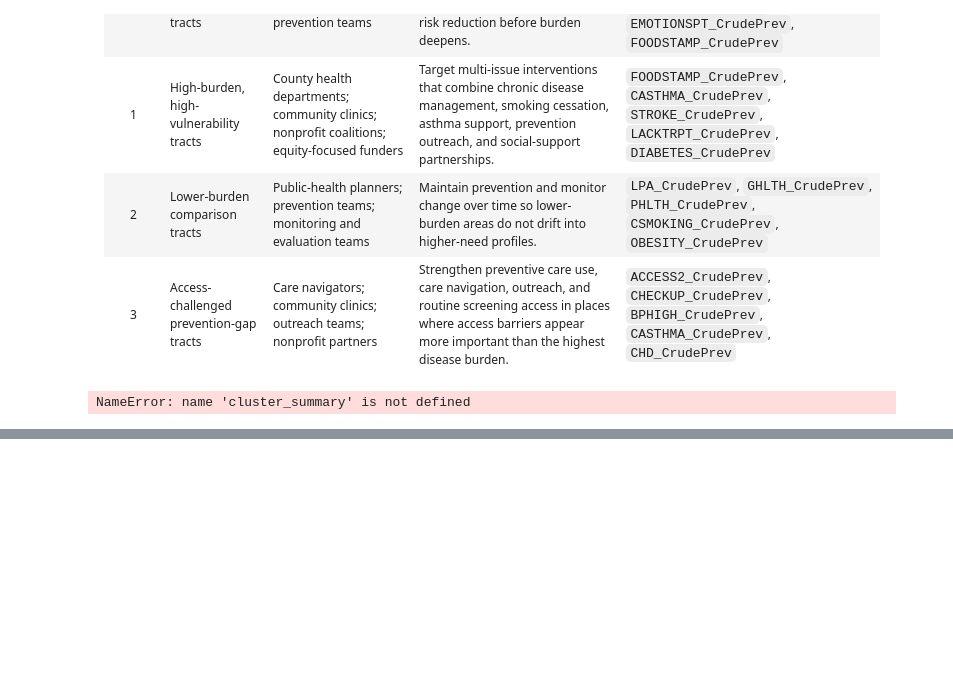
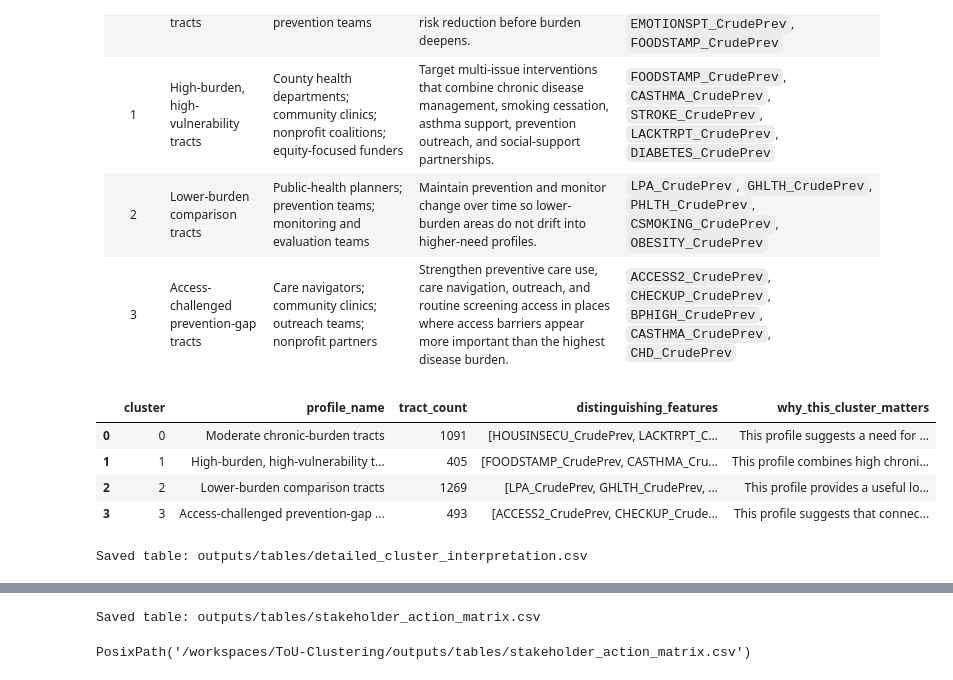
Before and after one commit to dataweby/ToU-Clustering, a Jupyter notebook: notebooks/clustering_capstone.ipynb, the cells around one changed output, grey strips where cells are left out. Drawn from its saved outputs; the diff is of its cells as text; code cells hidden in the pictures; blank space fills up the shorter version.

```diff
--- a/notebooks/clustering_capstone.ipynb
+++ b/notebooks/clustering_capstone.ipynb
@@ -2375,6 +2392,10 @@ Mapping cluster profiles to possible actions:
   </tbody>
 </table>
 # %%
+# Build cluster_summary: top distinguishing features per cluster with tract counts
+_tract_counts = pd.Series(final_labels).value_counts().sort_index().rename("tract_count")
+cluster_summary = top_feature_df.copy()
+cluster_summary["tract_count"] = cluster_summary["cluster"].map(_tract_counts)
 
 # Generating a version of the tables above as a CSV
 feature_name_map = (
@@ -2384,13 +2405,21 @@ feature_name_map = (
     .to_dict()
 )
 
+# Function: readable_feature_name
+# This helper function takes a column name and converts it into a more human-readable format by mapping it to a concept name using the feature_name_map, and then replacing underscores with spaces and removing the word "related" to create a cleaner label for display in tables and charts, which can help stakeholders better understand the features that are driving the cluster profiles without needing to interpret raw column names that may be less intuitive.
+# If a column name is not found in the feature_name_map, it will simply return the original column name with the same formatting applied, ensuring that all features can be displayed in a more readable format even if they are not explicitly mapped to a concept name.
 def readable_feature_name(col):
     raw = feature_name_map.get(col, col)
     return raw.replace("_", " ").replace("related", "").strip()
 
+# Function: cols_matching
+# This helper function takes a list of keywords and returns all column names from cluster_means that contain any of the keywords (case-insensitive).
+# It is used to group columns into thematic categories such as chronic conditions, health behaviors, access, deprivation, and other domains,
+# which are then used to calculate cluster-level burden scores for each domain to summarize the characteristics of each cluster in a more interpretable way.
 def cols_matching(keywords):
     return [c for c in cluster_means.columns if any(k in c.upper() for k in keywords)]
 
+# Define thematic groups of features based on keywords in their names to calculate domain-specific burden scores for each cluster, which can help summarize the key characteristics of each cluster in terms of chronic disease burden, health behaviors, access issues, deprivation, health status, and social support gaps, providing a more interpretable profile for each segment that can inform stakeholder recommendations.
 chronic_cols = cols_matching(["BPHIGH", "CHD", "COPD", "DIABETES", "STROKE", "CASTHMA"])
 behavior_cols = cols_matching(["CSMOKING", "LPA", "OBESITY", "SLEEP"])
 access_cols = cols_matching(["ACCESS2"])
@@ -2399,6 +2428,7 @@ deprivation_cols = cols_matching(["FOODSTAMP", "FOODINSECU", "HOUSINSECU", "SHUT
 health_status_cols = cols_matching(["GHLTH", "PHLTH", "MHLTH", "TEETH"])
 support_cols = cols_matching(["EMOTIONSPT", "LONELINESS"])
 
+# Create a new DataFrame that summarizes the domain-specific burden signals for each cluster by taking the mean of the relevant columns for each thematic group defined above.
 cluster_signal_df = pd.DataFrame(index=cluster_means.index)
 cluster_signal_df["overall_burden"] = cluster_means.mean(axis=1)
 cluster_signal_df["chronic_burden"] = cluster_means[chronic_cols].mean(axis=1) if chronic_cols else 0
@@ -2411,11 +2441,13 @@ cluster_signal_df["access_gap"] = (
     - (cluster_means[checkup_cols].mean(axis=1) if checkup_cols else 0)
 )
 
+# Identify the clusters with the highest overall burden, lowest overall burden, and highest access gap (among the middle clusters) to inform the labeling and interpretation of the clusters based on their key characteristics, which can help stakeholders understand the relative needs and challenges of each segment and guide targeted recommendations for intervention strategies.
 highest_burden_cluster = int(cluster_signal_df["overall_burden"].idxmax())
 lowest_burden_cluster = int(cluster_signal_df["overall_burden"].idxmin())
 middle_clusters = [c for c in cluster_signal_df.index if c not in [highest_burden_cluster, lowest_burden_cluster]]
 highest_access_gap_cluster = int(cluster_signal_df.loc[middle_clusters, "access_gap"].idxmax()) if middle_clusters else None
 
+# Create a mapping of cluster IDs to descriptive labels based on their characteristics, which will be used to provide more interpretable names for each cluster in the summary tables and stakeholder recommendations, helping to communicate the key insights about each segment in a way that is accessible and actionable for stakeholders.
 label_map = {}
 for cluster_id in cluster_means.index:
     if cluster_id == highest_burden_cluster:
@@ -2427,18 +2459,26 @@ for cluster_id in cluster_means.index:
     else:
         label_map[cluster_id] = "Moderate chronic-burden tracts"
 
+# Mapping:
+# Create a mapping from the descriptive cluster labels to explanations of why each cluster matters, which will be used to provide context in the detailed cluster interpretation table so that stakeholders can understand the significance of each profile in terms of public health priorities and intervention planning.
+
+# The explanations in the why_map are designed to highlight the key characteristics of each cluster and their relevance for public health action, such as the need for concentrated place-based interventions in high-burden areas, the importance of improving access to preventive care in access-challenged areas, the value of steady management and screening in moderate-burden areas, and the role of monitoring and prevention maintenance in lower-burden areas to prevent deterioration over time.
 why_map = {
     "High-burden, high-vulnerability tracts": "This profile combines high chronic disease burden, worse health status, risk behaviors, and material or access stress in the same places. It supports concentrated place-based action.",
     "Access-challenged prevention-gap tracts": "This profile suggests that connection to routine care and prevention may be as important as treatment intensity. The gap between access burden and routine checkup patterns matters here.",
     "Moderate chronic-burden tracts": "This profile suggests a need for steady management, screening, and follow-up rather than crisis-style targeting.",
     "Lower-burden comparison tracts": "This profile provides a useful lower-burden benchmark for comparison, monitoring, and prevention maintenance."
 }
+
+# Create a mapping from the descriptive cluster labels to priority stakeholders and example actions, which will be used to generate a stakeholder-action matrix that provides actionable recommendations for each cluster profile, helping stakeholders understand who should be involved in addressing the needs of each segment and what types of interventions or strategies may be most effective based on the characteristics of the cluster.
 stakeholder_map = {
     "High-burden, high-vulnerability tracts": "County health departments; community clinics; nonprofit coalitions; equity-focused funders",
     "Access-challenged prevention-gap tracts": "Care navigators; community clinics; outreach teams; nonprofit partners",
     "Moderate chronic-burden tracts": "Health departments; clinic networks; prevention teams",
     "Lower-burden comparison tracts": "Public-health planners; prevention teams; monitoring and evaluation teams"
 }
+
+# The action_map provides example actions for each cluster profile that correspond to the priority stakeholders identified in the stakeholder_map. This mapping will be used to populate the stakeholder-action matrix so that for each cluster profile, stakeholders can see concrete examples of interventions or strategies that are aligned with the characteristics of the cluster and the public health priorities it represents.
 action_map = {
     "High-burden, high-vulnerability tracts": "Target multi-issue interventions that combine chronic disease management, smoking cessation, asthma support, prevention outreach, and social-support partnerships.",
     "Access-challenged prevention-gap tracts": "Strengthen preventive care use, care navigation, outreach, and routine screening access in places where access barriers appear more important than the highest disease burden.",
@@ -2446,33 +2486,42 @@ action_map = {
     "Lower-burden comparison tracts": "Maintain prevention and monitor change over time so lower-burden areas do not drift into higher-need profiles."
 }
 
+# Build a detailed cluster interpretation table that includes the cluster ID, descriptive profile name, tract count, distinguishing features, and an explanation of why this cluster matters, which will provide stakeholders with a comprehensive summary of each cluster's characteristics and significance to inform targeted interventions and resource allocation.
 detailed_rows = []
 for _, row in cluster_summary.iterrows():
     cluster_id = row["cluster"]
     label = label_map[cluster_id]
     top_features = row["top_features_any_direction"]
     detailed_rows.append({
         "cluster": cluster_id,
         "profile_name": label,
         "tract_count": int(row["tract_count"]),
         "distinguishing_features": top_features,
         "why_this_cluster_matters": why_map[label]
     })
 
+# Create a DataFrame from the detailed cluster interpretation rows and display it in a table format to provide a clear and comprehensive summary of each cluster's profile, including its key characteristics, the number of tracts it contains, the most distinguishing features, and the rationale for why this cluster is important from a public health perspective.
 detailed_cluster_interpretation_df = pd.DataFrame(detailed_rows)
 show_table(detailed_cluster_interpretation_df, "detailed_cluster_interpretation", index=False)
 
+# Build a stakeholder-action matrix that maps each cluster profile to its priority stakeholders, example actions, and evidence from the distinguishing features, which will provide actionable recommendations for stakeholders based on the characteristics of each cluster, helping to guide targeted interventions and resource allocation that is aligned with the needs of each segment.
 action_rows = []
 for _, row in detailed_cluster_interpretation_df.iterrows():
     action_rows.append({
         "cluster": row["cluster"],
         "profile_name": row["profile_name"],
         "priority_stakeholders": stakeholder_map[row["profile_name"]],
         "example_action": action_map[row["profile_name"]],
         "evidence_from_profile": row["distinguishing_features"]
     })
 
+# Create a DataFrame from the stakeholder-action rows and display it in a table format to provide stakeholders with clear recommendations for who should be involved in addressing the needs of each cluster profile, what types of actions may be effective, and what evidence from the cluster profiles supports these recommendations.
 stakeholder_action_df = pd.DataFrame(action_rows)
 show_table(stakeholder_action_df, "stakeholder_action_matrix", index=False)
 # %% [output]
+|  | cluster | profile_name | tract_count | distinguishing_features | why_this_cluster_matters |
+| 0 | 0 | Moderate chronic-burden tracts | 1091 | [HOUSINSECU_CrudePrev, LACKTRPT_C... | This profile suggests a need for ... |
+| 1 | 1 | High-burden, high-vulnerability t... | 405 | [FOODSTAMP_CrudePrev, CASTHMA_Cru... | This profile combines high chroni... |
+| 2 | 2 | Lower-burden comparison tracts | 1269 | [LPA_CrudePrev, GHLTH_CrudePrev, ... | This profile provides a useful lo... |
+| 3 | 3 | Access-challenged prevention-gap ... | 493 | [ACCESS2_CrudePrev, CHECKUP_Crude... | This profile suggests that connec... |
-NameError: name 'cluster_summary' is not defined
+Saved table: outputs/tables/detailed_cluster_interpretation.csv
@@ -2479,3 +2533,5 @@ NameError: name 'cluster_summary' is not defined
+Saved table: outputs/tables/stakeholder_action_matrix.csv
+PosixPath('/workspaces/ToU-Clustering/outputs/tables/stakeholder_action_matrix.csv')
 # %% [markdown]
 ## 12. Reflection: Framing, Methods & Insights
 
```
Also changed, not shown: parts of 12 cells of this notebook.
